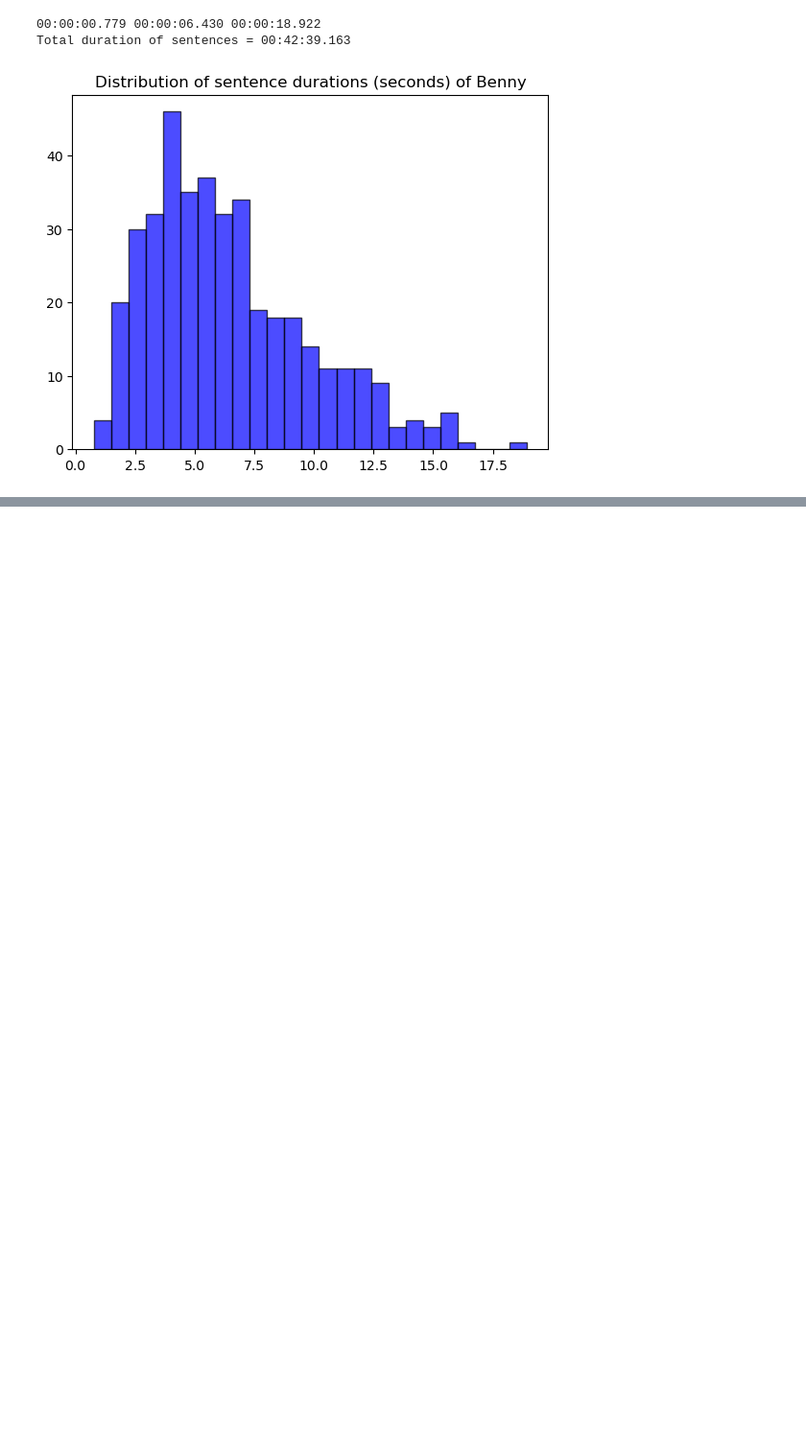
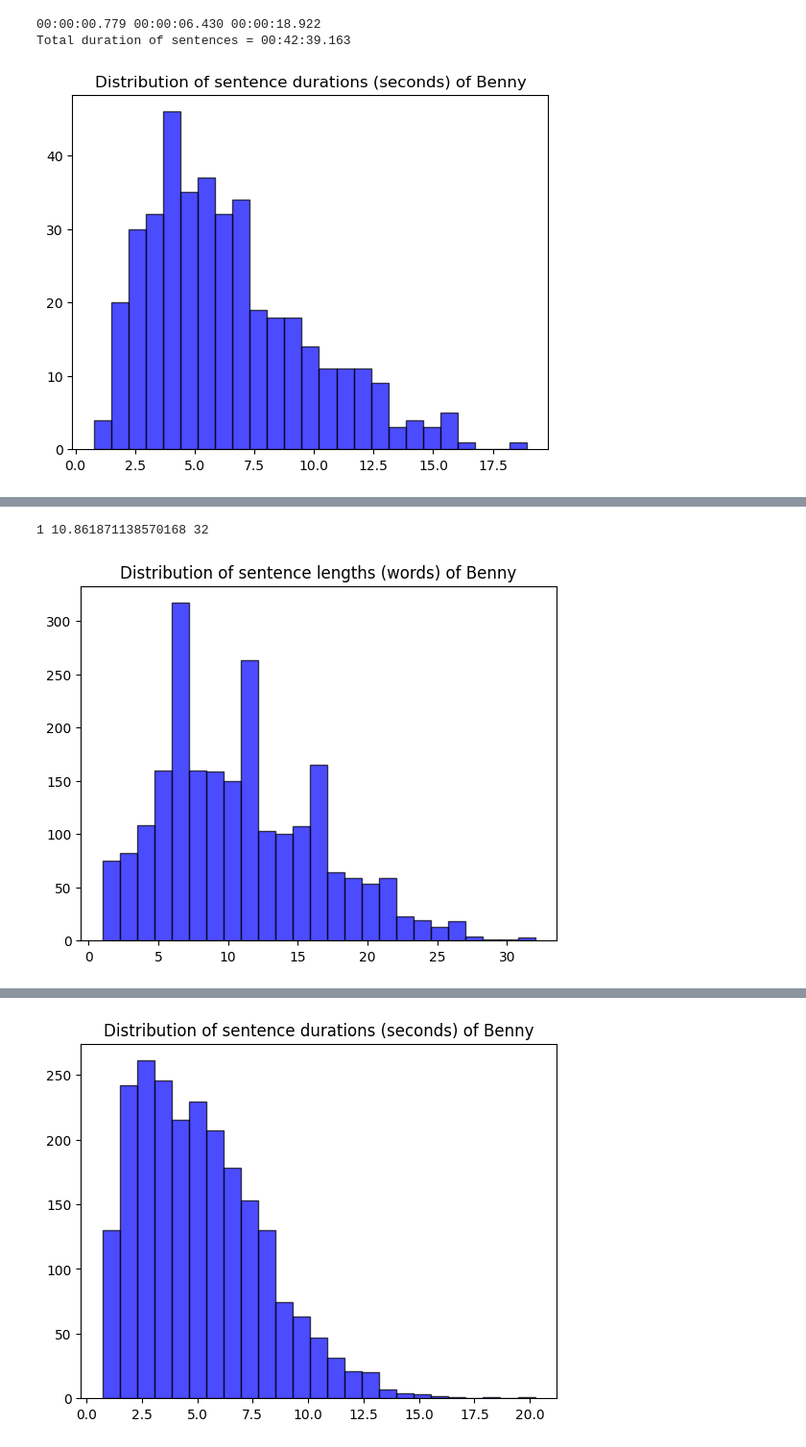
Before and after one commit to vanshg1729/auto_avsr, a Jupyter notebook: data_processing/analyse_deaf.ipynb, the cells around one changed output, grey strips where cells are left out. Shown at 96% size. Drawn from its saved outputs; the diff is of its cells as text; code cells hidden in the pictures; blank space fills up the shorter version.

```diff
--- a/data_processing/analyse_deaf.ipynb
+++ b/data_processing/analyse_deaf.ipynb
@@ -110,0 +113,7 @@ Total duration of sentences = 00:42:39.163
+# %%
+data_dir = "/ssd_scratch/cvit/vanshg/datasets/deaf-youtube/benny-large"
+clips_dir = os.path.join(data_dir, f"sentence_clips")
+
+clip_files = glob.glob(os.path.join(clips_dir, "*/clips.json"))
+print(f"{len(clip_files) = }")
+print(f"{clip_files = }")
@@ -110,0 +123,24 @@ Total duration of sentences = 00:42:39.163
+# %%
+sentence_durations = []
+sentence_lengths = []
+sentence_texts = []
+
+for clip_file_idx, clip_file in enumerate(clip_files):
+    print(f"{clip_file = }")
+    tracks_clips = json.load(open(clip_file))
+    for track_clips in tracks_clips:
+        for clip in track_clips['clips']:
+            start_time = clip['start']
+            end_time = clip['end']
+            sentence = process_text(clip['sentence'])
+            duration = end_time - start_time
+            length = len(sentence.split(' '))
+            sentence_durations.append(duration)
+            sentence_lengths.append(length)
+            sentence_texts.append(sentence)
+    # break
+
+sentence_durations = np.array(sentence_durations)
+sentence_lengths = np.array(sentence_lengths)
+print(len(sentence_durations))
+print(len(sentence_lengths))
@@ -110,0 +190,14 @@ Total duration of sentences = 00:42:39.163
+# %%
+print(sentence_lengths.min(), sentence_lengths.mean(), sentence_lengths.max())
+plt.hist(sentence_lengths, bins=25, color='b', edgecolor='black', alpha=0.7)
+plt.title("Distribution of sentence lengths (words) of Benny")
+plt.show()
+
+print(seconds_to_hhmmss(min(sentence_durations)), seconds_to_hhmmss(sentence_durations.mean()), seconds_to_hhmmss(max(sentence_durations)))
+print(f"Total duration of sentences = {seconds_to_hhmmss(sentence_durations.sum())}")
+plt.hist(sentence_durations, bins=25, color='b', edgecolor='black', alpha=0.7)
+plt.title("Distribution of sentence durations (seconds) of Benny")
+plt.show()
+# %% [output]
+1 10.861871138570168 32
+[figure, added]
@@ -110,0 +206 @@ Total duration of sentences = 00:42:39.163
+[figure, added]
```
Also changed, not shown: parts of 5 cells of this notebook, 19 other files.
